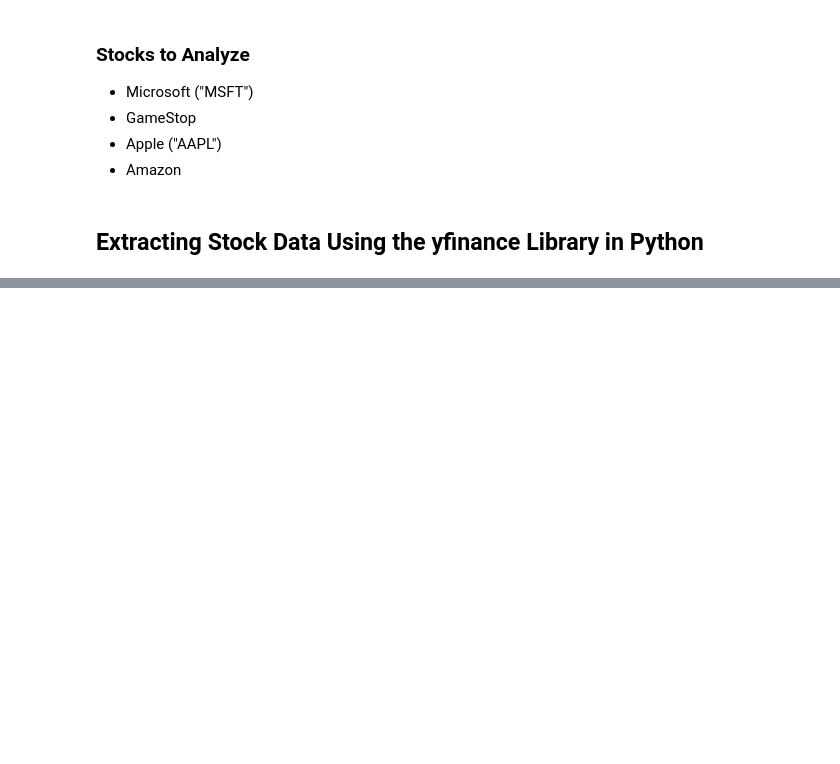
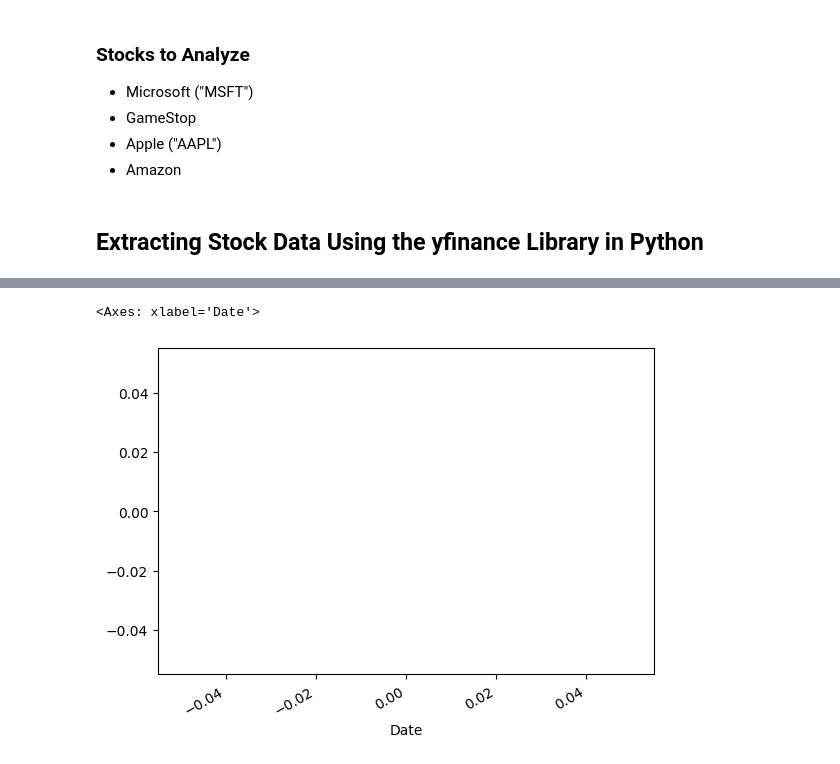
Before and after one commit to Marrtinerz/Python_Projects, a Jupyter notebook: Stock_Data_Analysis/project_file.ipynb, the cells around one changed output, grey strips where cells are left out. Saved outputs shown, nothing was run; the diff lists cells and outputs as text; code cells hidden in the pictures; blank space fills up the shorter version.

```diff
--- a/Stock_Data_Analysis/project_file.ipynb
+++ b/Stock_Data_Analysis/project_file.ipynb
@@ -33,0 +114,7 @@ Exception: Yahoo has again changed data format, yfinance now unsure which key(s)
+# %%
+amd_dividends = amd.dividends
+
+amd_dividends.plot()
+# %% [output]
+<Axes: xlabel='Date'>
+[figure, added]
```
Also changed, not shown: parts of 16 cells of this notebook, 2 other files.
